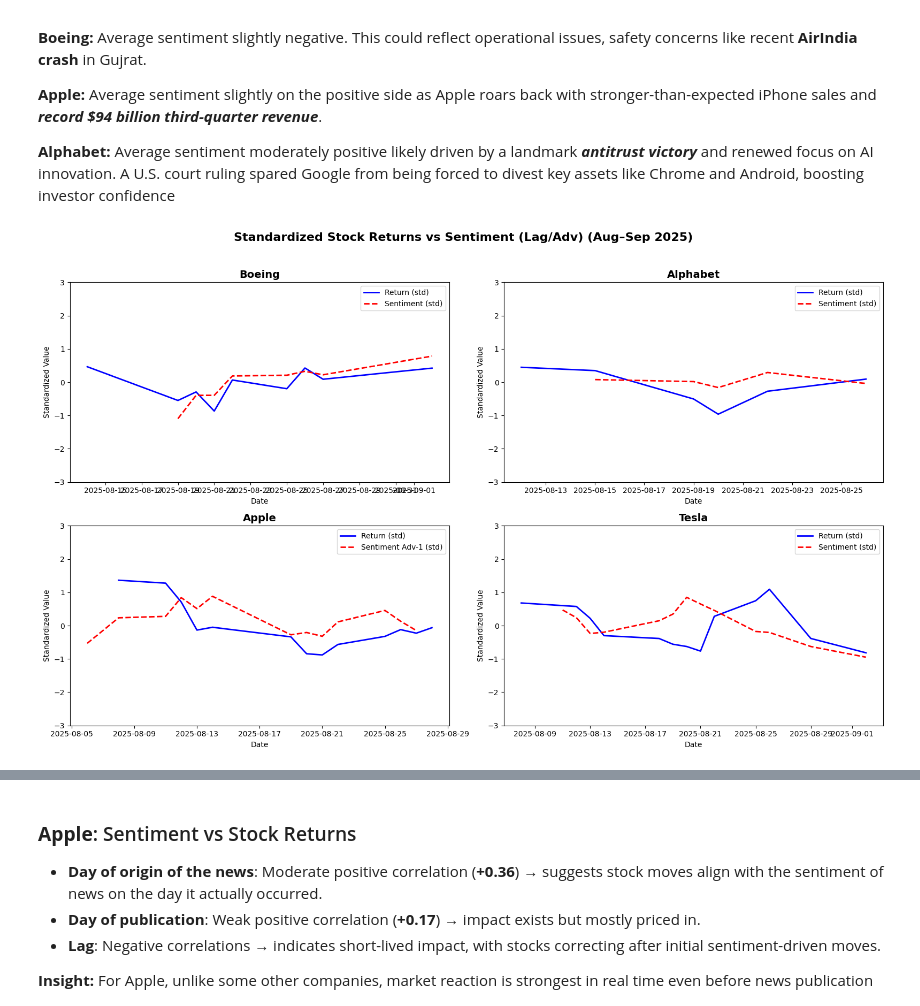
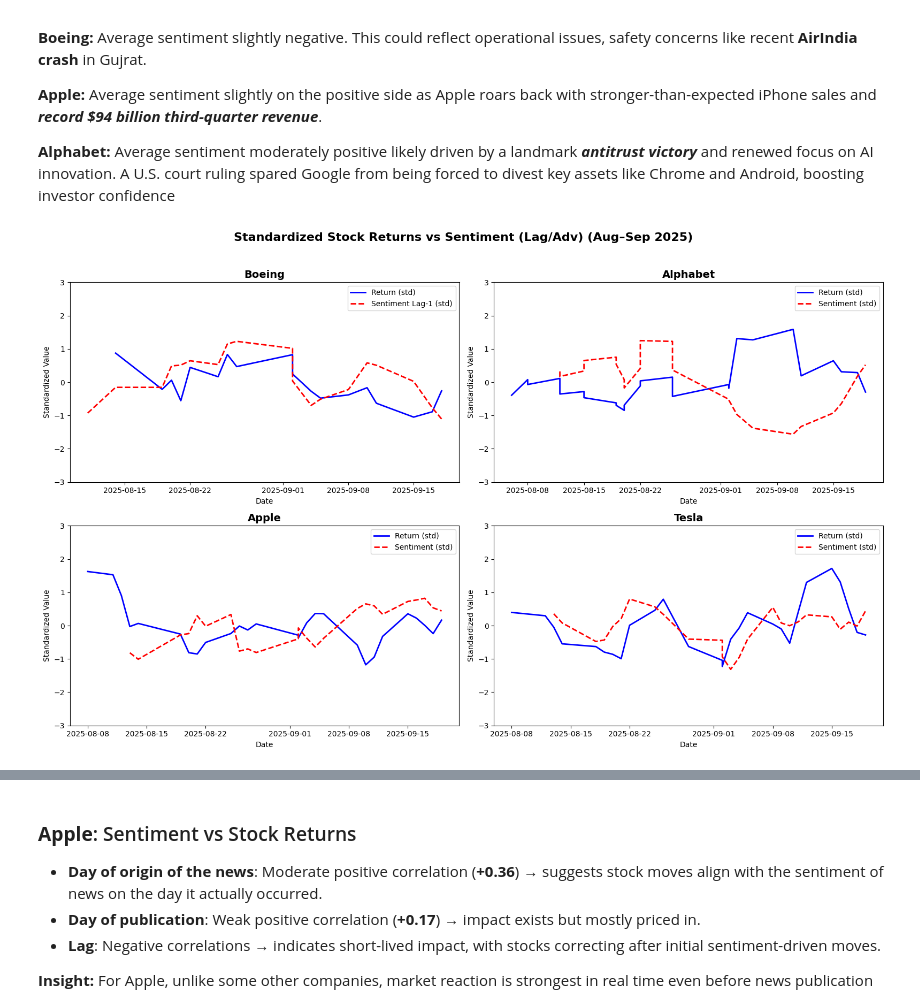
Before and after one commit to vasudevpatel01/Sentiment_analysis, a Jupyter notebook: notebook/sentiment_analysis.ipynb, the cells around one changed output, grey strips where cells are left out. Drawn from its saved outputs; the diff is of its cells as text; code cells hidden in the pictures.

```diff
--- a/notebook/sentiment_analysis.ipynb
+++ b/notebook/sentiment_analysis.ipynb
@@ -91,13 +110,16 @@ Try using .loc[row_indexer,col_indexer] = value instead
 See the caveats in the documentation: https://pandas.pydata.org/pandas-docs/stable/user_guide/indexing.html#returning-a-view-versus-a-copy
   ent['sentiment_label'] = ent['overall_sentiment'].apply(
 # %%
-moderna_stocks_df = entity_stocks['Moderna']
-alphabet_stocks_df = entity_stocks['Alphabet']
-apple_stocks_df = entity_stocks['Apple']
-boeing_stocks_df = entity_stocks['Boeing']
-tesla_stocks_df = entity_stocks['Tesla']
+# Stocks DataFrames for each company
+boeing_stocks_df = pd.concat([entity_stocks_1['Boeing'], entity_stocks_2['Boeing']]).drop_duplicates()
+alphabet_stocks_df = pd.concat([entity_stocks_1['Alphabet'], entity_stocks_2['Alphabet']]).drop_duplicates()
+apple_stocks_df   = pd.concat([entity_stocks_1['Apple'], entity_stocks_2['Apple']]).drop_duplicates()
+tesla_stocks_df   = pd.concat([entity_stocks_1['Tesla'], entity_stocks_2['Tesla']]).drop_duplicates()
 
-stocks_list = [boeing_stocks_df,apple_stocks_df,tesla_stocks_df,moderna_stocks_df,alphabet_stocks_df]
+stocks_list = [boeing_stocks_df,apple_stocks_df,tesla_stocks_df,alphabet_stocks_df]
 for comp in stocks_list:
     comp.columns = comp.columns.get_level_values(0)
     comp.reset_index()
+
+
+apple_stocks_df
@@ -120,31 +181,30 @@ alphabet_daily_sentiment['date'] = pd.to_datetime(alphabet_daily_sentiment['date
 # %%
-# moderna_merged_df = pd.merge(moderna_daily_sentiment,moderna_stocks_df,left_on='date',right_on='Date',how= 'inner')
-# moderna_merged_df['return'] = moderna_merged_df['Close'].pct_change()
-# moderna_merged_df['Sentiment_Lag2'] = moderna_merged_df['overall_sentiment'].shift(2)
-# moderna_merged_df['Sentiment_Adv1'] = moderna_merged_df['overall_sentiment'].shift(-1)
-
 apple_merged_df = pd.merge(apple_daily_sentiment,apple_stocks_df,left_on='date',right_on='Date',how= 'inner')
 apple_merged_df['return'] = apple_merged_df['Close'].pct_change()
-apple_merged_df['Sentiment_Lag2'] = apple_merged_df['overall_sentiment'].shift(2)
+apple_merged_df['Sentiment_Lag1'] = apple_merged_df['overall_sentiment'].shift(1)
+apple_merged_df['Sentiment_Lag2'] = apple_merged_df['overall_sentiment'].shift(4)
 apple_merged_df['Sentiment_Adv1'] = apple_merged_df['overall_sentiment'].shift(-1)
 
 
 tesla_merged_df = pd.merge(tesla_daily_sentiment,tesla_stocks_df,left_on='date',right_on='Date',how= 'inner')
 tesla_merged_df['return'] = tesla_merged_df['Close'].pct_change()
-tesla_merged_df['Sentiment_Lag2'] = tesla_merged_df['overall_sentiment'].shift(2)
+tesla_merged_df['Sentiment_Lag1'] = tesla_merged_df['overall_sentiment'].shift(1)
+tesla_merged_df['Sentiment_Lag2'] = tesla_merged_df['overall_sentiment'].shift(4)
 tesla_merged_df['Sentiment_Adv1'] = tesla_merged_df['overall_sentiment'].shift(-1)
 
 
 boeing_merged_df = pd.merge(boeing_daily_sentiment,boeing_stocks_df,left_on='date',right_on='Date',how= 'inner')
 boeing_merged_df['return'] = boeing_merged_df['Close'].pct_change()
-boeing_merged_df['Sentiment_Lag2'] = boeing_merged_df['overall_sentiment'].shift(2)
+boeing_merged_df['Sentiment_Lag1'] = boeing_merged_df['overall_sentiment'].shift(1)
+boeing_merged_df['Sentiment_Lag2'] = boeing_merged_df['overall_sentiment'].shift(4)
 boeing_merged_df['Sentiment_Adv1'] = boeing_merged_df['overall_sentiment'].shift(-1)
 
 
 
 alphabet_merged_df = pd.merge(alphabet_daily_sentiment,alphabet_stocks_df,left_on='date',right_on='Date',how= 'inner')
 alphabet_merged_df['return'] = alphabet_merged_df['Close'].pct_change()
-alphabet_merged_df['Sentiment_Lag2'] = alphabet_merged_df['overall_sentiment'].shift(2)
+alphabet_merged_df['Sentiment_Lag1'] = alphabet_merged_df['overall_sentiment'].shift(1)
+alphabet_merged_df['Sentiment_Lag2'] = alphabet_merged_df['overall_sentiment'].shift(4)
 alphabet_merged_df['Sentiment_Adv1'] = alphabet_merged_df['overall_sentiment'].shift(-1)
 # %% [markdown]
 ## Exploratory Data Analysis (EDA)
@@ -216,40 +276,43 @@ for ax, (company, df) in zip(axes.flatten(), company_dfs.items()):
     df_std = df.copy()
 
     # Pick correct sentiment column
-    if company == "Apple":
+    if company == "Apple" or company == "Alphabet":
         sentiment_col = "Sentiment_Adv1"
         sentiment_label = "Sentiment Adv-1 (std)"
+    if company == "Boeing":
+        sentiment_col = "overall_sentiment"
+        sentiment_label = "Sentiment Lag-1 (std)"
     else:
         sentiment_col = "Sentiment_Lag2"
         sentiment_label = "Sentiment (std)"
 
     # Standardize return + chosen sentiment column
     df_std[['return', sentiment_col]] = scaler.fit_transform(
         df_std[['return', sentiment_col]]
     )
 
     # Apply rolling average (3-day smoothing)
     df_std['return_smooth'] = df_std['return'].rolling(3).mean()
     df_std['sentiment_smooth'] = df_std[sentiment_col].rolling(3).mean()
 
     # Plot return
     ax.plot(df_std['date'], df_std['return_smooth'],
             label="Return (std)", color="blue", linewidth=2, linestyle="-")
 
     # Plot sentiment
     ax.plot(df_std['date'], df_std['sentiment_smooth'],
             label=sentiment_label, color="red", linewidth=2, linestyle="--")
 
     ax.set_title(company, fontsize=14, fontweight="bold")
     ax.set_xlabel("Date")
     ax.set_ylabel("Standardized Value")
     ax.set_ylim(-3, 3)  # keep scale consistent
     ax.legend()
 
 plt.tight_layout(rect=[0, 0, 1, 0.96])
 plt.show()
 # %% [output]
-[figure, old version]
+[figure, new version]
 # %%
 import matplotlib.pyplot as plt
 import seaborn as sns
```
Also changed, not shown: parts of 9 cells of this notebook, 6 other files.
